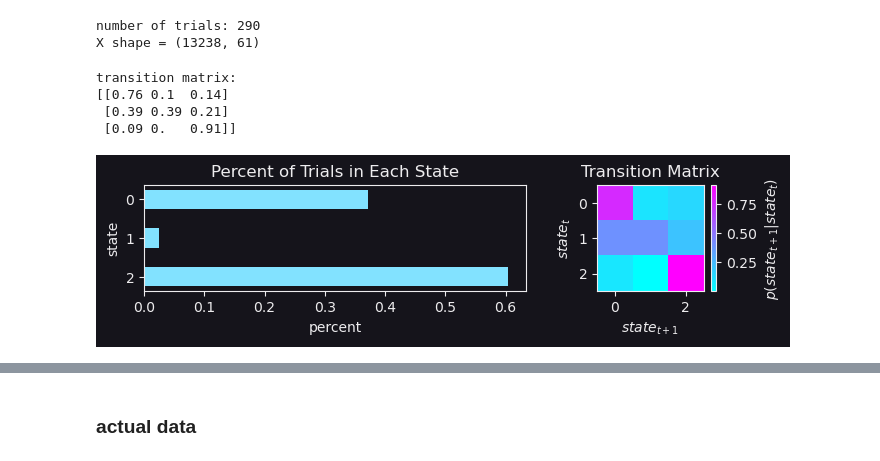
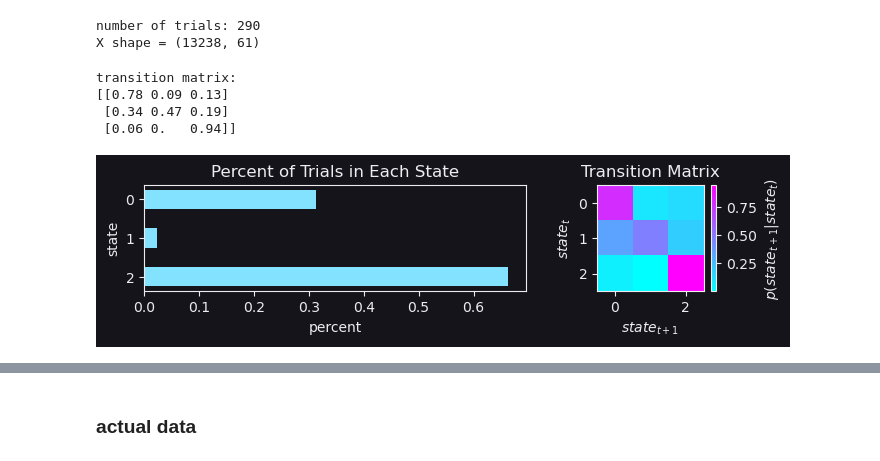
Before and after one commit to thejuc/towers_glm_hmm, a Jupyter notebook: glm_hmm_test.ipynb, the cells around one changed output, grey strips where cells are left out. Saved outputs shown, nothing was run; the diff lists cells and outputs as text; code cells hidden in the pictures.

```diff
--- a/glm_hmm_test.ipynb
+++ b/glm_hmm_test.ipynb
@@ -109,34 +110,35 @@ X shape = (13238, 61)
 # %%
 # Generating states for simulation
 np.random.seed(0)
 n_states = 3
-t_init = np.array([1.2, 0.7, 0.7])
+t_init = np.array([1.4, 0.7, 0.7])[:n_states]
 T_sim = np.array([dirichlet(np.roll(t_init**(n+1), n)).rvs()[0] for n in range(n_states)])
-dist_init = np.array([0.8, 0.1, 0.1])
+dist_init = np.array([0.8, 0.1, 0.1])[:n_states]
+dist_init /= dist_init.sum()
 sim_states = np.ones(trial_indices.size).astype(int)
 for i in range(sim_states.size):
     if i == 0:
         sim_states[i] = np.random.choice(np.arange(n_states), 1, p=dist_init)
     sim_states[i] = np.random.choice(np.arange(n_states), 1, p=T_sim[sim_states[i-1]])
 
 print(f'transition matrix: \n{np.round(T_sim, 2)}')
 fig, axs = plt.subplots(1, 2, figsize=(7, 2), gridspec_kw={'width_ratios': [5, 2]})
 _ = axs[0].hist(sim_states, bins=np.arange(-0.5, 2.51, 1), density=True, rwidth=0.5, orientation='horizontal')
 axs[0].set_title('Percent of Trials in Each State')
 axs[0].set_xlabel('percent')
 axs[0].set_ylabel('state')
 axs[0].set_ylim(axs[0].get_ylim()[::-1])
 im = axs[1].imshow(T_sim, cmap='cool', origin='upper')
 plt.colorbar(im, ax=axs[1], label='$p(state_{t+1} | state_t)$')
 axs[1].set_title('Transition Matrix')
 axs[1].set_ylabel(r'$state_t$')
 axs[1].set_xlabel(r'$state_{t+1}$')
 plt.tight_layout()
 # %% [output]
 transition matrix:
-[[0.76 0.1  0.14]
- [0.39 0.39 0.21]
- [0.09 0.   0.91]]
+[[0.78 0.09 0.13]
+ [0.34 0.47 0.19]
+ [0.06 0.   0.94]]
-[figure, old version]
+[figure, new version]
 # %%
 # generating parameters for each state for each neuron
```
Also changed, not shown: parts of 10 cells of this notebook.
